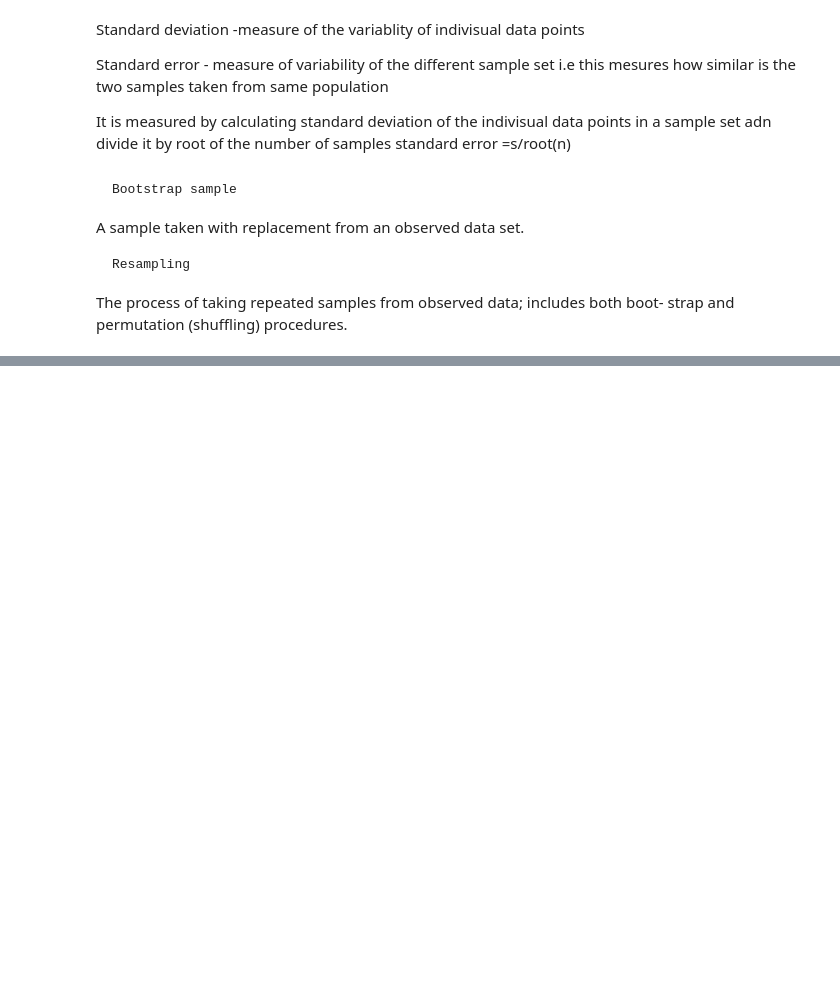
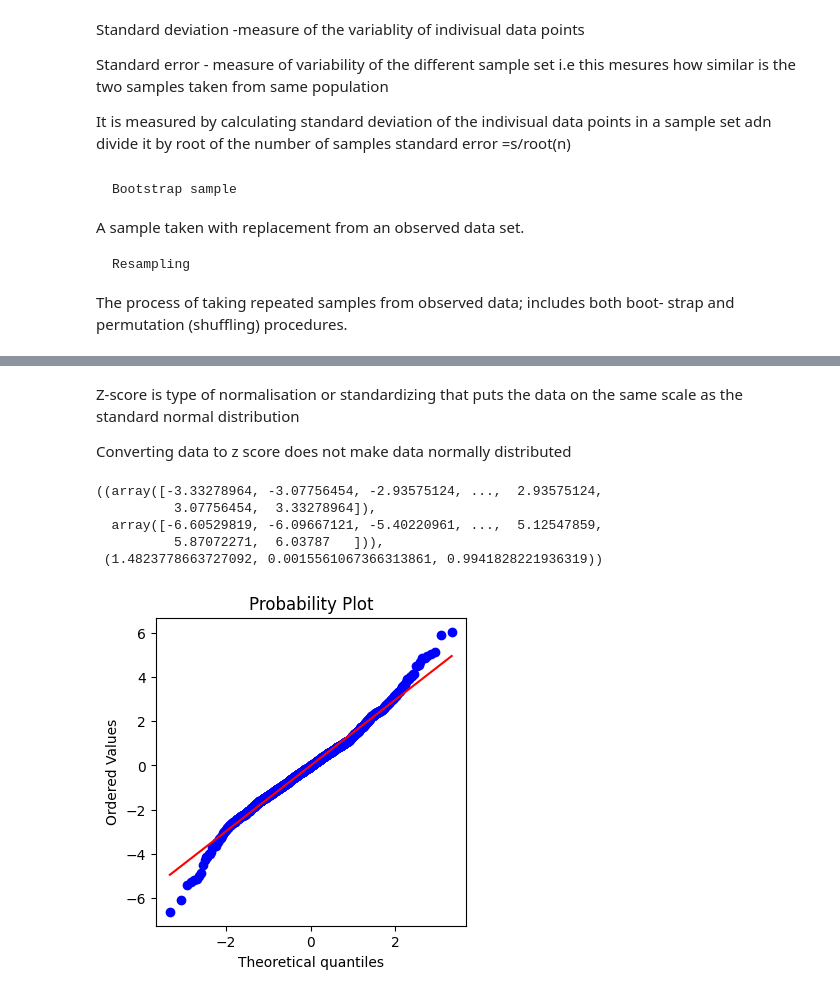
Before and after one commit to Anish-7/practical_statistics_notes, a Jupyter notebook: notes/chap2.ipynb, the cells around one changed output, grey strips where cells are left out. Cells and saved outputs as stored; diff of their text form; code cells hidden in the pictures; blank space fills up the shorter version.

```diff
--- a/notes/chap2.ipynb
+++ b/notes/chap2.ipynb
@@ -120,0 +159,26 @@ dtype: float64
+# %% [markdown]
+Z-score is type of normalisation or standardizing that puts the data on the same scale as the standard normal distribution
+
+Converting data to z score does not make data normally distributed
+# %%
+path='/home/anish/plan/practical_statistics_notes/data/sp500_data.csv'
+sp=pd.read_csv(path)
+nflx=sp.NFLX
+
+import matplotlib.pyplot as plt
+import scipy.stats as stats
+import numpy as np
+
+# log transformation to make it normal distribution
+nflx = np.diff(np.log(nflx[nflx>0]))
+
+#Q-Q Plot
+fig, ax = plt.subplots(figsize=(4, 4))
+stats.probplot(nflx,plot=ax)
+# %% [output]
+((array([-3.33278964, -3.07756454, -2.93575124, ...,  2.93575124,
+          3.07756454,  3.33278964]),
+  array([-6.60529819, -6.09667121, -5.40220961, ...,  5.12547859,
+          5.87072271,  6.03787   ])),
+ (1.4823778663727092, 0.0015561067366313861, 0.9941828221936319))
+[figure, added]
```
Also changed, not shown: parts of 12 cells of this notebook.
